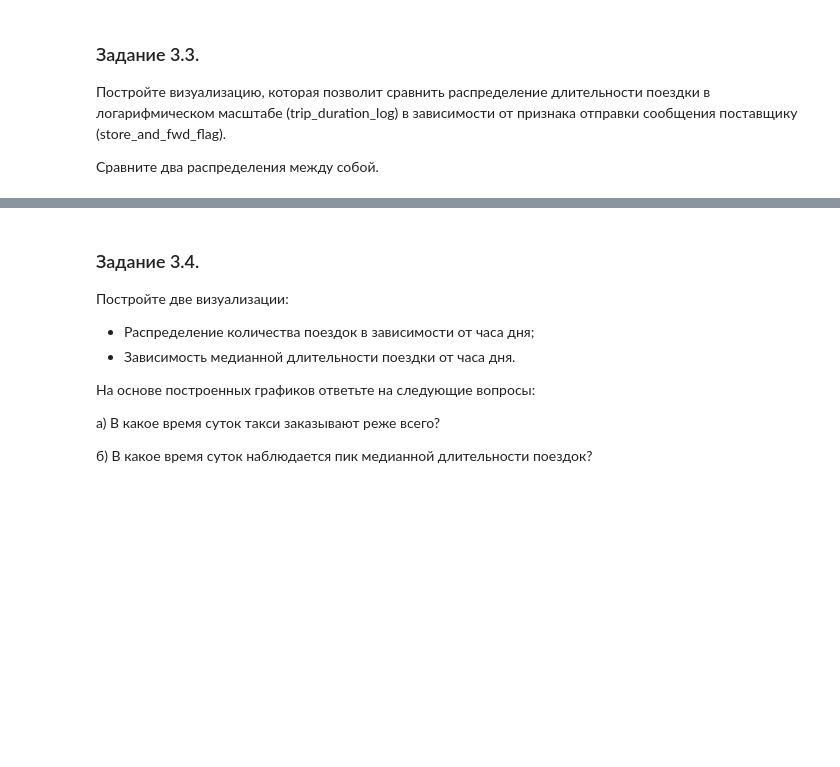
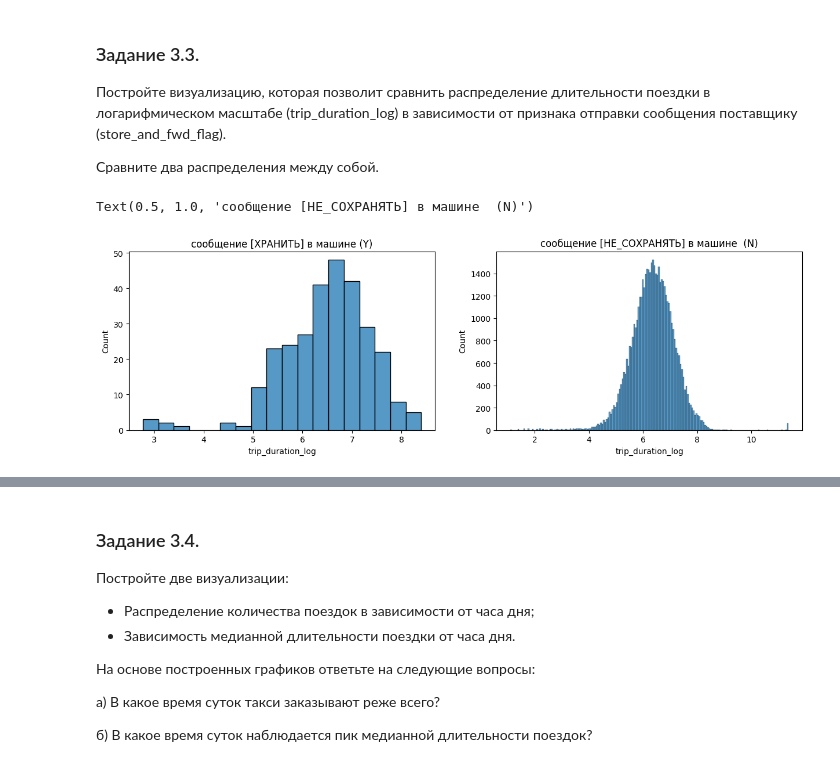
Before and after one commit to ziba103103/VS-Studio, a Jupyter notebook: ML_обучение/MATH.ML/Практика ML/Project-5._Ноутбук-шаблон.ipynb, the cells around one changed output, grey strips where cells are left out. Saved outputs shown, nothing was run; the diff lists cells and outputs as text; code cells hidden in the pictures; blank space fills up the shorter version.

```diff
--- a/ML_обучение/MATH.ML/Практика ML/Project-5._Ноутбук-шаблон.ipynb
+++ b/ML_обучение/MATH.ML/Практика ML/Project-5._Ноутбук-шаблон.ipynb
@@ -568,0 +759,11 @@ taxi_data['trip_duration_log'] = np.log(taxi_data['trip_duration']+1)
+# %%
+mask_1 = taxi_data[taxi_data['store_and_fwd_flag'] =='Y']['trip_duration_log']
+mask_2 = taxi_data[taxi_data['store_and_fwd_flag'] =='N']['trip_duration_log']
+fig, axes = plt.subplots(nrows=1, ncols=2, figsize=(15,4) )
+histplot_1 = sns.histplot(data=taxi_data, x= mask_1, ax=axes[0])
+histplot_1.set_title('сообщение [ХРАНИТЬ] в машине (Y)')
+histplot_2 = sns.histplot(data=taxi_data, x= mask_2, ax=axes[1])
+histplot_2.set_title('сообщение [НЕ_СОХРАНЯТЬ] в машине  (N)')
+# %% [output]
+Text(0.5, 1.0, 'сообщение [НЕ_СОХРАНЯТЬ] в машине  (N)')
+[figure, added]
```
Also changed, not shown: parts of 104 cells of this notebook, 4 other files.
